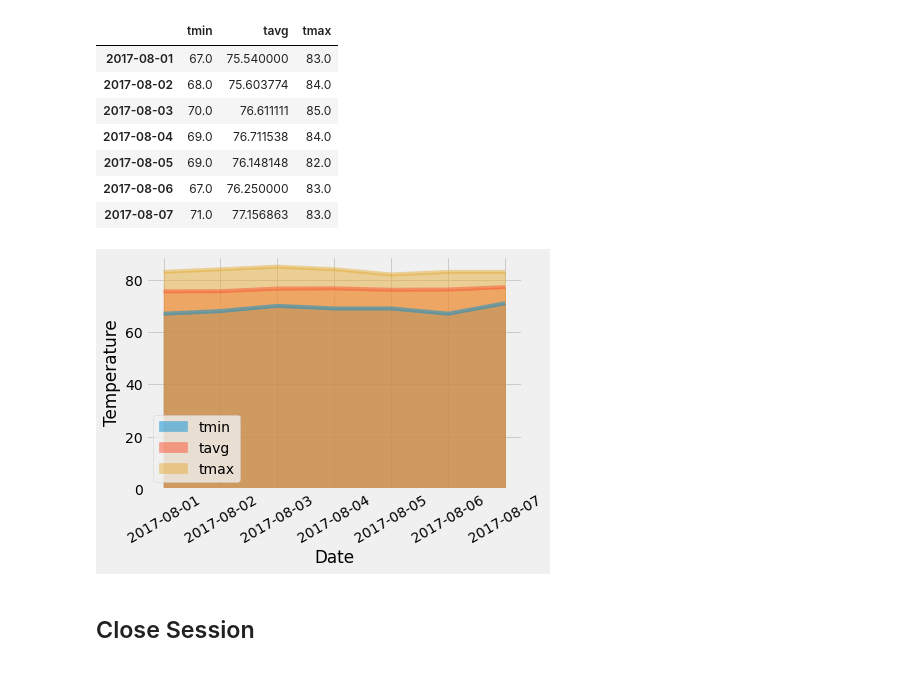
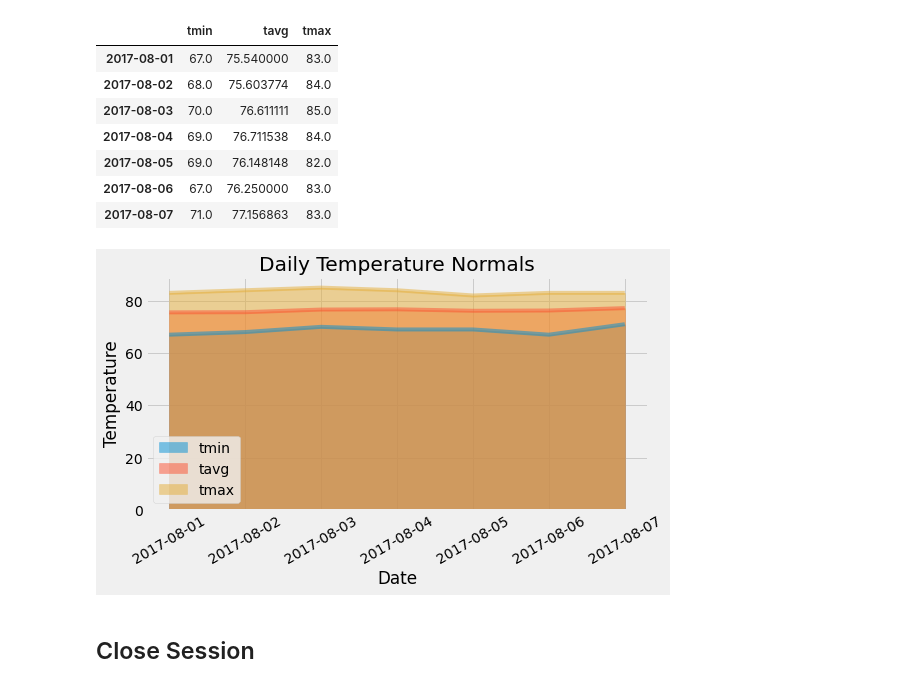
Before and after one commit to marceloflores1/sqlalchemy-challenge, a Jupyter notebook: temp_analysis_bonus_2_starter.ipynb, the cells around one changed output. Saved outputs shown, nothing was run; the diff lists cells and outputs as text; code cells hidden in the pictures.

```diff
--- a/temp_analysis_bonus_2_starter.ipynb
+++ b/temp_analysis_bonus_2_starter.ipynb
@@ -157,13 +157,14 @@ normals_df
 | 2017-08-07 | 71.0 | 77.156863 | 83.0 |
 # %%
 # Plot the daily normals as an area plot with `stacked=False`
-normals_df.plot(kind='area', rot=30, stacked=False)
+normals_df.plot(kind='area', rot=30, stacked=False, figsize=(8,4))
+plt.title("Daily Temperature Normals")
 plt.ylabel("Temperature")
 plt.xlabel("Date")
 plt.savefig("Export_Images/Daily_Temperature_Normals.png")
 plt.show()
 # %% [output]
-[figure, old version]
+[figure, new version]
 # %% [markdown]
 ## Close Session
 # %%
```
Also changed, not shown: 1 other file.
